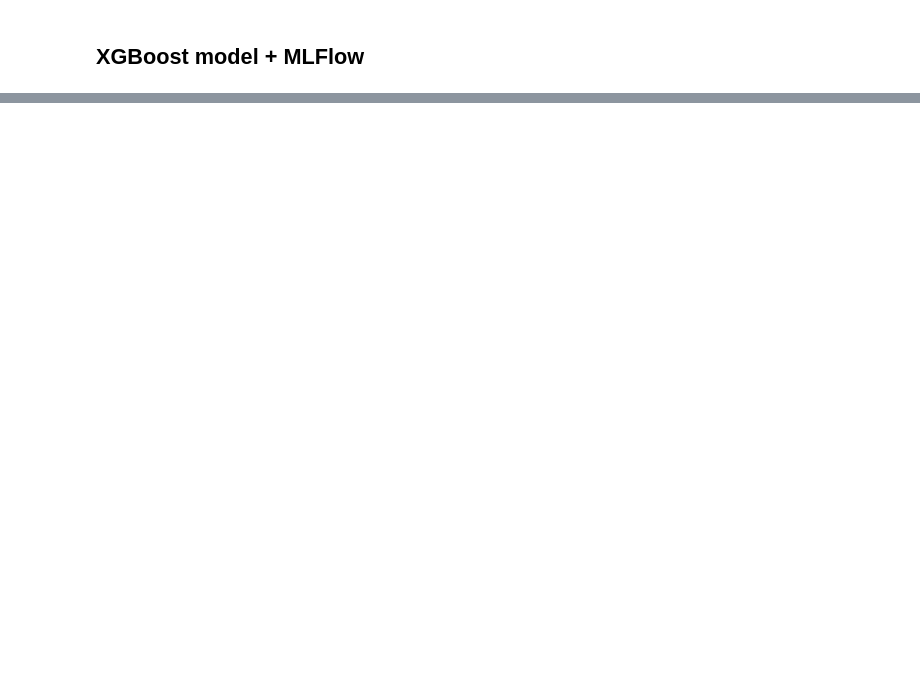
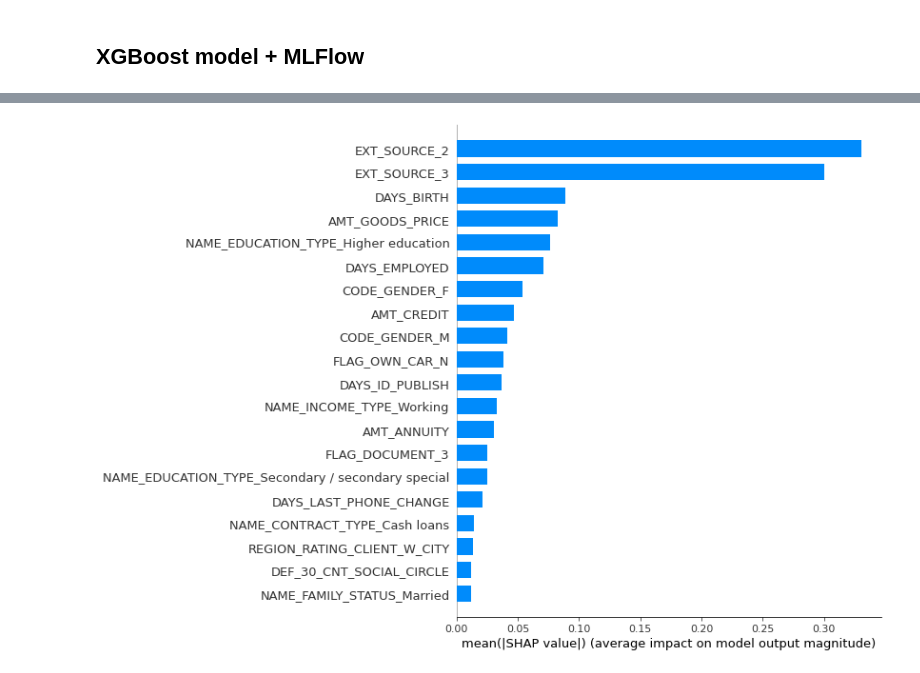
Before and after one commit to mulysa99/BigDataApplications_HomeCredit, a Jupyter notebook: notebooks/ABD_notebook.ipynb, the cells around one changed output, grey strips where cells are left out. Saved outputs shown, nothing was run; the diff lists cells and outputs as text; code cells hidden in the pictures; blank space fills up the shorter version.

```diff
--- a/notebooks/ABD_notebook.ipynb
+++ b/notebooks/ABD_notebook.ipynb
@@ -325,0 +354,4 @@ with mlflow.start_run():
+# %%
+shap.summary_plot(shap_values, X_test, plot_type="bar")
+# %% [output]
+[figure, added]
```
Also changed, not shown: parts of 13 cells of this notebook.
